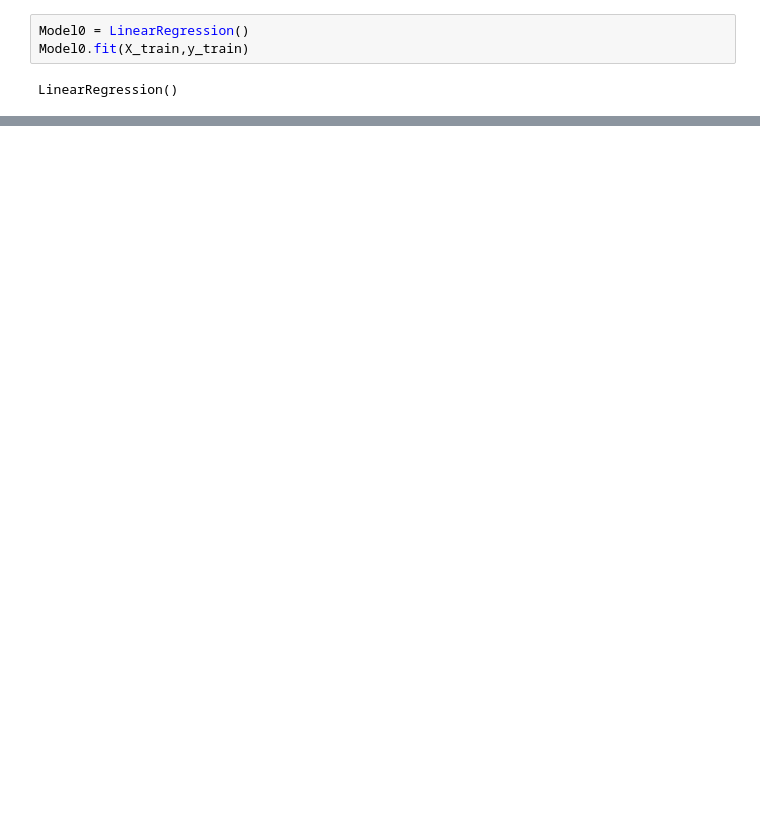
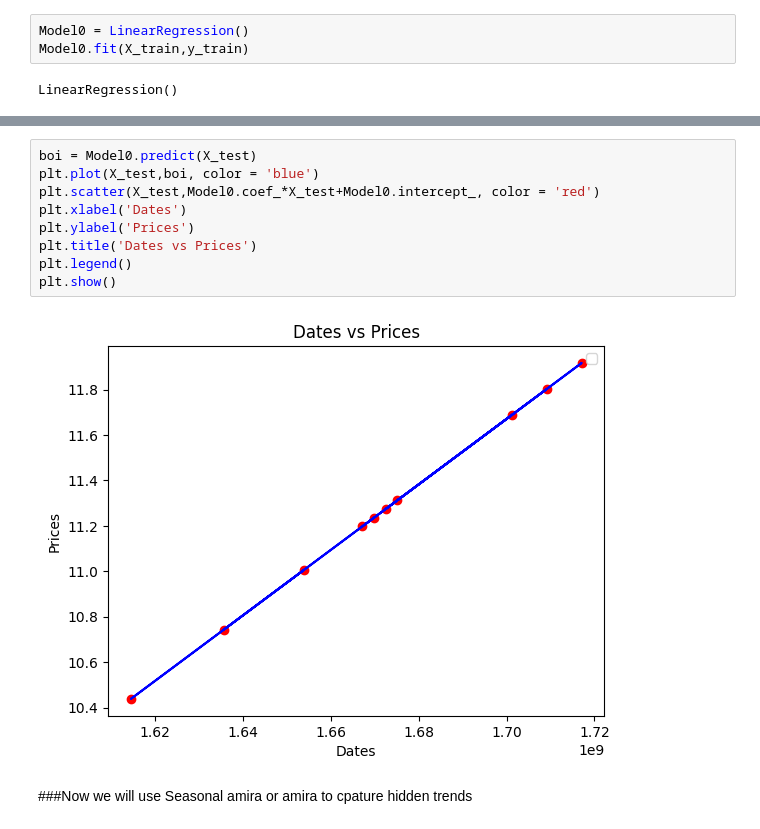
Before and after one commit to NavedAFK/JPMorgandata, a Jupyter notebook: JPMorgan.ipynb, the cells around one changed output, grey strips where cells are left out. Drawn from its saved outputs; the diff is of its cells as text; blank space fills up the shorter version.

```diff
--- a/JPMorgan.ipynb
+++ b/JPMorgan.ipynb
@@ -73,0 +139,13 @@ ValueError: x and y must have same first dimension, but have shapes (10,) and (4
+# %%
+boi = Model0.predict(X_test)
+plt.plot(X_test,boi, color = 'blue')
+plt.scatter(X_test,Model0.coef_*X_test+Model0.intercept_, color = 'red')
+plt.xlabel('Dates')
+plt.ylabel('Prices')
+plt.title('Dates vs Prices')
+plt.legend()
+plt.show()
+# %% [output]
+[figure, added]
+# %% [markdown]
+###Now we will use Seasonal amira or amira to cpature hidden trends
```
Also changed, not shown: parts of 10 cells of this notebook.
